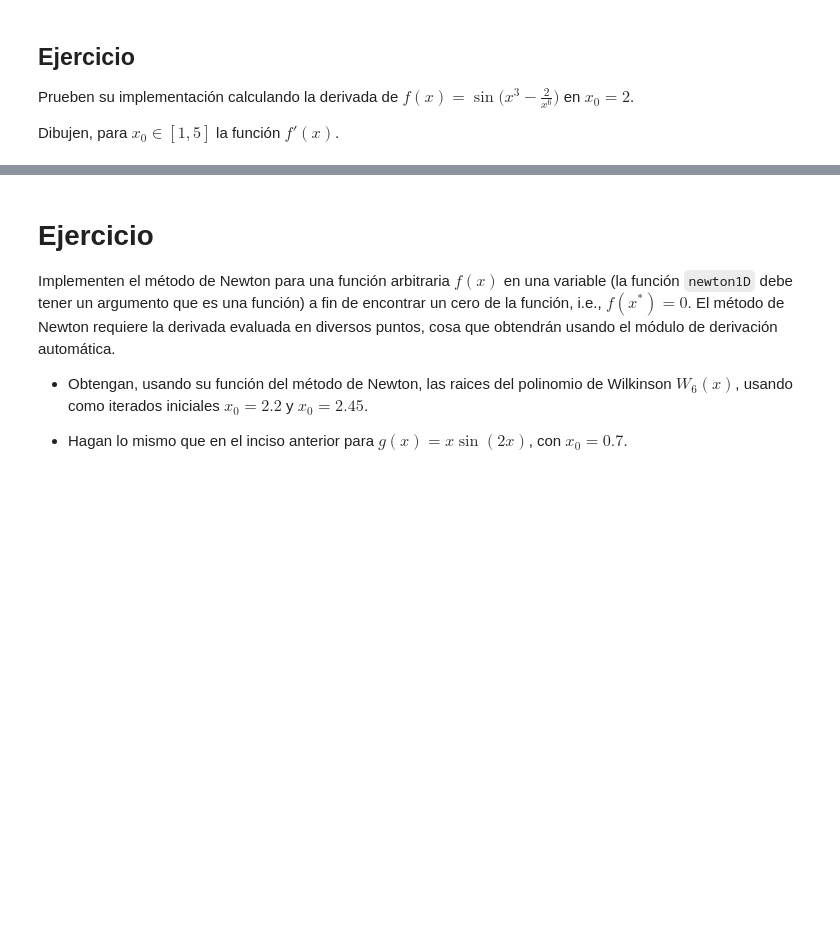
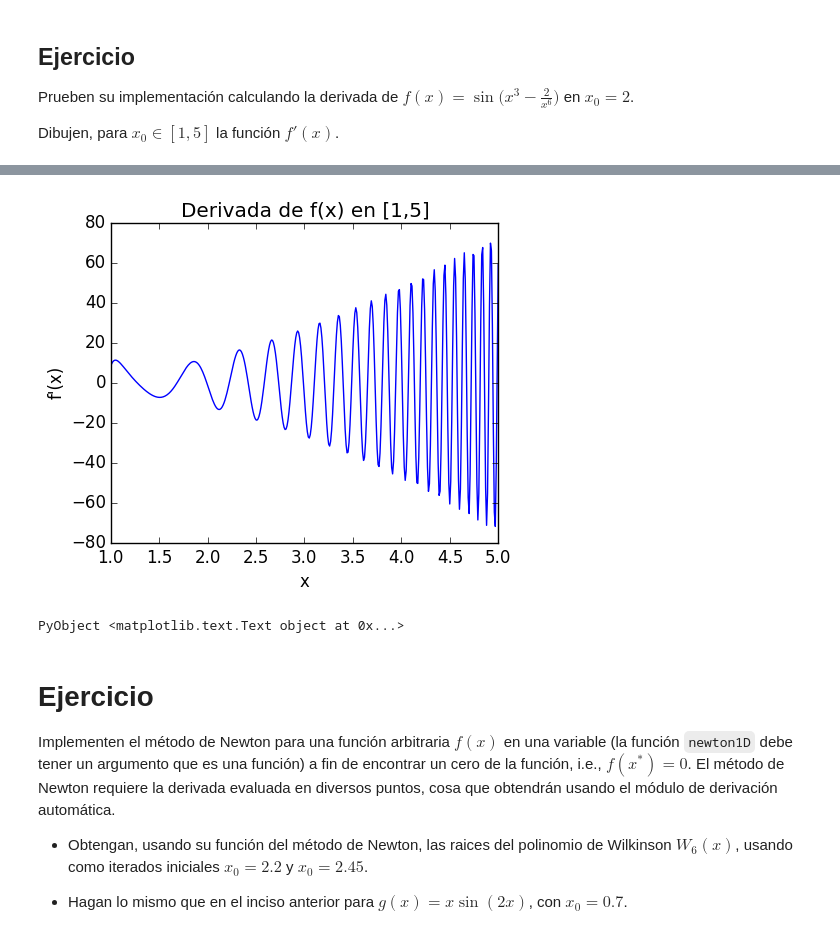
Before and after one commit to lbenet/2016-2_TSFisicaComputacional, a Jupyter notebook: tareas/danmarurr/08_DiferenciaciónAutomática.ipynb, the cells around one changed output, grey strips where cells are left out. Cells and saved outputs as stored; diff of their text form; code cells hidden in the pictures; blank space fills up the shorter version.

```diff
--- a/tareas/danmarurr/08_DiferenciaciónAutomática.ipynb
+++ b/tareas/danmarurr/08_DiferenciaciónAutomática.ipynb
@@ -85,0 +92,4 @@ Dibujen, para $x_0 \in [1,5]$ la función $f'(x)$.
+# %%
+#Ésto debería regresarnos la evaluación de f(2) y f'(2)
+x_0 = xdual(2)
+r = f(x_0)
@@ -86,3 +105,20 @@ Dibujen, para $x_0 \in [1,5]$ la función $f'(x)$.
+# %%
+# Para crear la gráfica de la derivada en el punto, primero crearemos un vector de duales que corran en el intervalo
+# [1, 5], posteriormente evaluaremos la función en cada Dual y de ese arreglo, extraeremos el valor de la segunda
+# entrada para obtener el valor de la derivada en cada punto
+arr1 = [xdual(r) for r in 1:0.01:5]
+arr2 = [f(x) for x in arr1]
+dom = collect(1:0.01:5)
+ran = Float64[x.der for x in arr2];
+# %%
+figure(figsize=(5,4))
+plot(dom, ran)
+xlabel("x")
+ylabel("f'(x)")
+title("Derivada de f(x) en [1,5]")
+# %% [output]
+[figure, added]
+PyObject <matplotlib.text.Text object at 0x...>
 # %% [markdown]
 # Ejercicio
 
```
Also changed, not shown: parts of 17 cells of this notebook, 3 other files.
